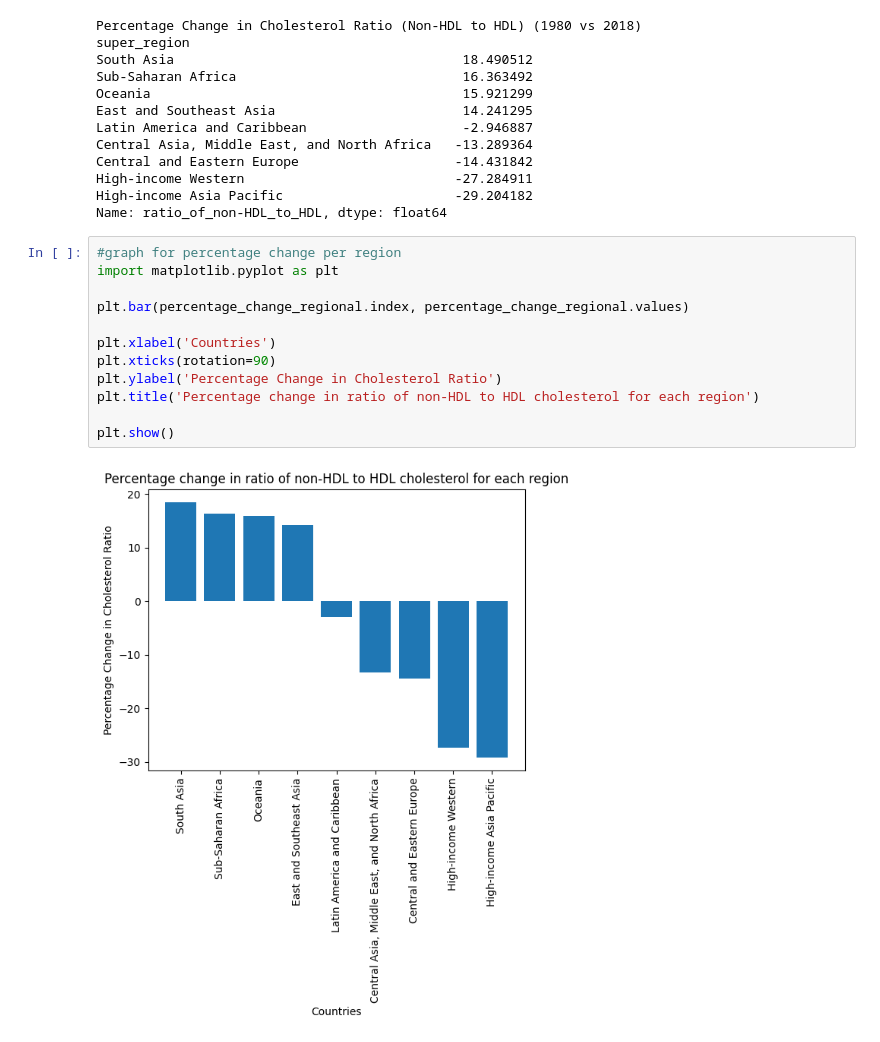
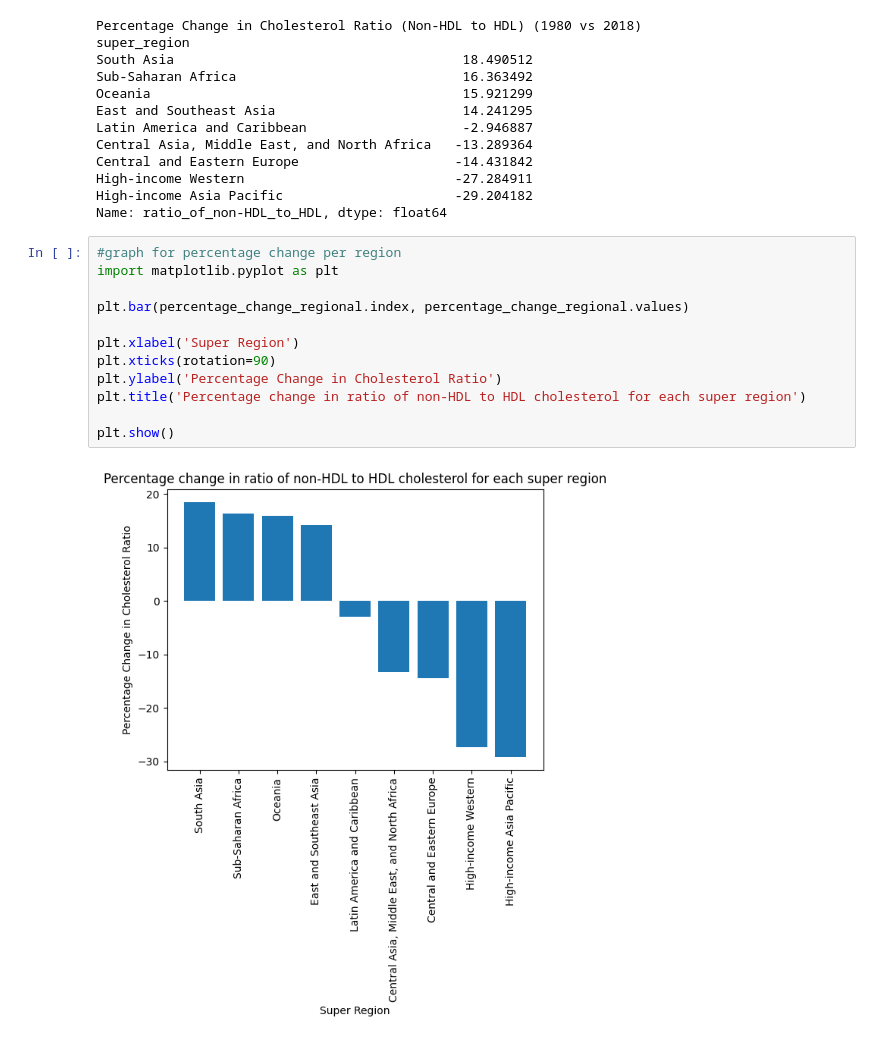
Before and after one commit to ariafcode/dsrp, a Jupyter notebook: dsrp.ipynb, the cells around one changed output. Drawn from its saved outputs; the diff is of its cells as text.

```diff
--- a/dsrp.ipynb
+++ b/dsrp.ipynb
@@ -425,14 +425,14 @@ Name: ratio_of_non-HDL_to_HDL, dtype: float64
 # %%
 #graph for percentage change per region
 import matplotlib.pyplot as plt
 
 plt.bar(percentage_change_regional.index, percentage_change_regional.values)
 
-plt.xlabel('Countries')
+plt.xlabel('Super Region')
 plt.xticks(rotation=90)
 plt.ylabel('Percentage Change in Cholesterol Ratio')
-plt.title('Percentage change in ratio of non-HDL to HDL cholesterol for each region')
+plt.title('Percentage change in ratio of non-HDL to HDL cholesterol for each super region')
 
 plt.show()
 # %% [output]
-[figure, old version]
+[figure, new version]
```
Also changed, not shown: parts of 2 cells of this notebook.
